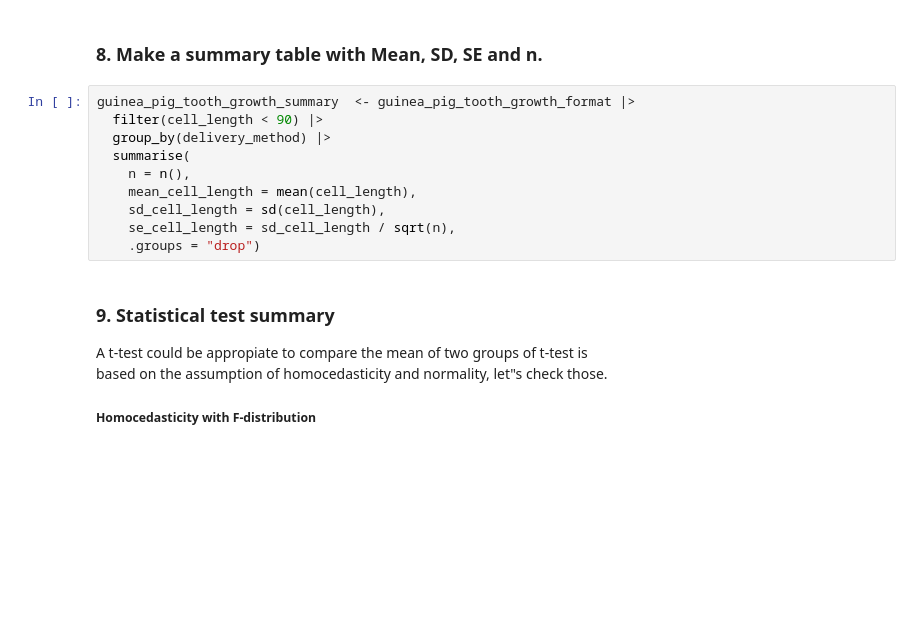
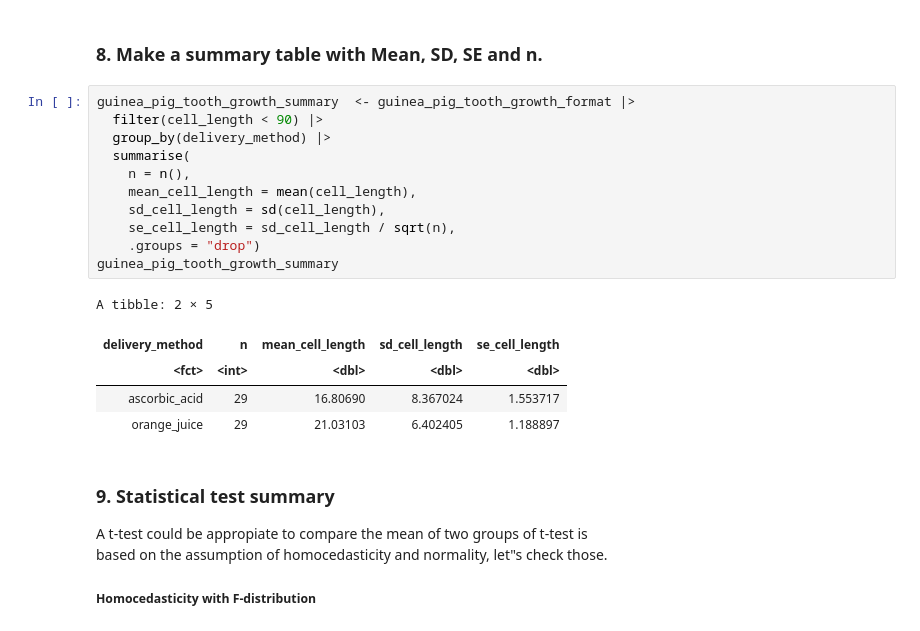
Before and after one commit to PedroLander/r-for-scientific-research-student, a Jupyter notebook: student-assignment/assignment_solving.ipynb, the cells around one changed output. Drawn from its saved outputs; the diff is of its cells as text; blank space fills up the shorter version.

Commit message:
Show summary table with statistics in Jupyter notebook.

```diff
--- a/student-assignment/assignment_solving.ipynb
+++ b/student-assignment/assignment_solving.ipynb
@@ -142,13 +142,20 @@ Warning message:
 # %%
 guinea_pig_tooth_growth_summary  <- guinea_pig_tooth_growth_format |>
   filter(cell_length < 90) |>
   group_by(delivery_method) |>
   summarise(
     n = n(),
     mean_cell_length = mean(cell_length),
     sd_cell_length = sd(cell_length),
     se_cell_length = sd_cell_length / sqrt(n),
     .groups = "drop")
+guinea_pig_tooth_growth_summary
+# %% [output]
+A tibble: 2 × 5
+| delivery_method | n | mean_cell_length | sd_cell_length | se_cell_length |
+| <fct> | <int> | <dbl> | <dbl> | <dbl> |
+| ascorbic_acid | 29 | 16.80690 | 8.367024 | 1.553717 |
+| orange_juice | 29 | 21.03103 | 6.402405 | 1.188897 |
 # %% [markdown]
 ### 9. Statistical test summary
 A t-test could be appropiate to compare the mean of two groups of t-test is\
```
